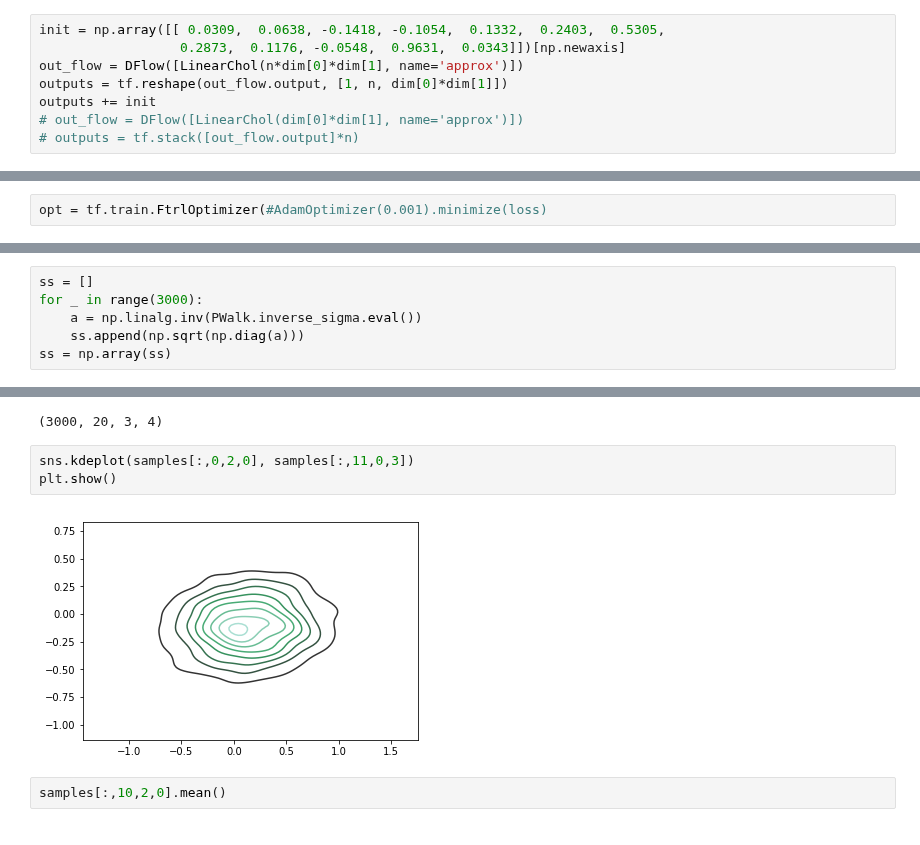
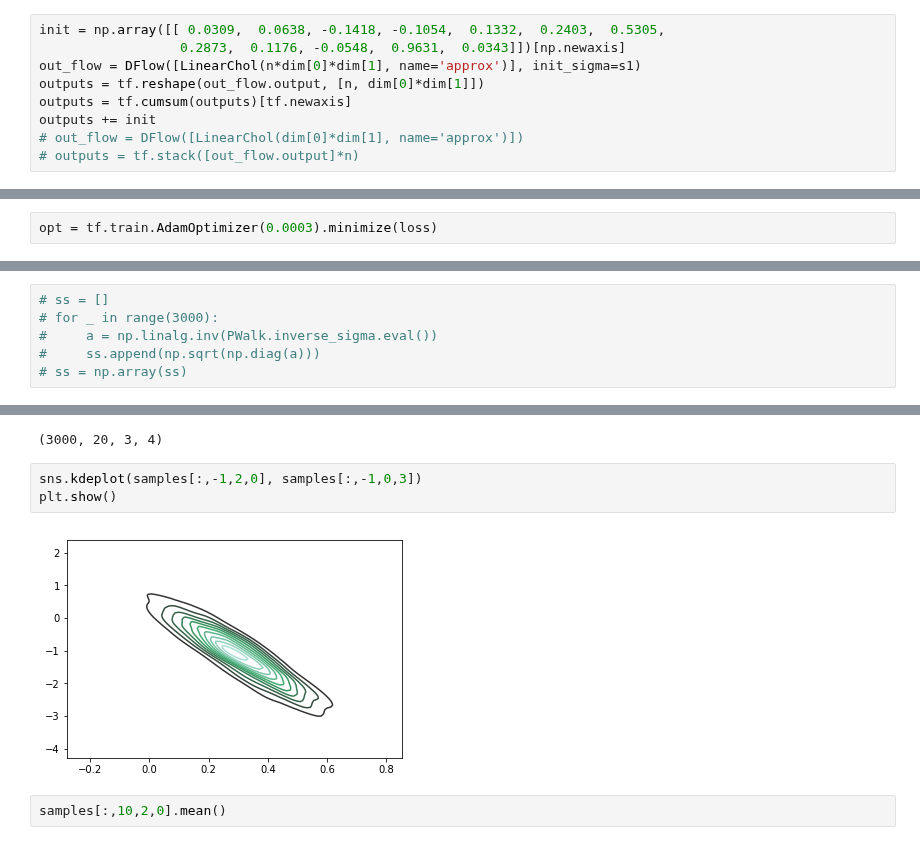
Before and after one commit to npetrenko/real_nvp, a Jupyter notebook: random_walk_no_cov_regr_aux-real_data-ar-var-stoch-cov-Copy1.ipynb, the cells around one changed output, grey strips where cells are left out. Cells and saved outputs as stored; diff of their text form.

```diff
--- a/random_walk_no_cov_regr_aux-real_data-ar-var-stoch-cov-Copy1.ipynb
+++ b/random_walk_no_cov_regr_aux-real_data-ar-var-stoch-cov-Copy1.ipynb
@@ -40,8 +40,9 @@ def autoregr_tf(X, param):
 # %%
 init = np.array([[ 0.0309,  0.0638, -0.1418, -0.1054,  0.1332,  0.2403,  0.5305,
                   0.2873,  0.1176, -0.0548,  0.9631,  0.0343]])[np.newaxis]
-out_flow = DFlow([LinearChol(n*dim[0]*dim[1], name='approx')])
-outputs = tf.reshape(out_flow.output, [1, n, dim[0]*dim[1]])
+out_flow = DFlow([LinearChol(n*dim[0]*dim[1], name='approx')], init_sigma=s1)
+outputs = tf.reshape(out_flow.output, [n, dim[0]*dim[1]])
+outputs = tf.cumsum(outputs)[tf.newaxis]
 outputs += init
 # out_flow = DFlow([LinearChol(dim[0]*dim[1], name='approx')])
 # outputs = tf.stack([out_flow.output]*n)
@@ -89,7 +90,7 @@ tf.summary.scalar('loss', loss)
 # %% [output]
 <tf.Tensor 'loss:0' shape=() dtype=string>
 # %%
-opt = tf.train.FtrlOptimizer(#AdamOptimizer(0.001).minimize(loss)
+opt = tf.train.AdamOptimizer(0.0003).minimize(loss)
 # %%
 sess = tf.InteractiveSession()
 # %%
@@ -144,8 +146,8 @@ saver.restore(sess,'/home/nikita/tmp/rdata4')
 # %% [output]
 INFO:tensorflow:Restoring parameters from /home/nikita/tmp/rdata4
 # %%
-ss = []
-for _ in range(3000):
-    a = np.linalg.inv(PWalk.inverse_sigma.eval())
-    ss.append(np.sqrt(np.diag(a)))
-ss = np.array(ss)
+# ss = []
+# for _ in range(3000):
+#     a = np.linalg.inv(PWalk.inverse_sigma.eval())
+#     ss.append(np.sqrt(np.diag(a)))
+# ss = np.array(ss)
@@ -175,10 +169,10 @@ samples.shape
 # %% [output]
 (3000, 20, 3, 4)
 # %%
-sns.kdeplot(samples[:,0,2,0], samples[:,11,0,3])
+sns.kdeplot(samples[:,-1,2,0], samples[:,-1,0,3])
 plt.show()
 # %% [output]
-[figure, old version]
+[figure, new version]
 # %%
 samples[:,10,2,0].mean()
 # %% [output]
```
Also changed, not shown: parts of 8 cells of this notebook, 4 other files.
